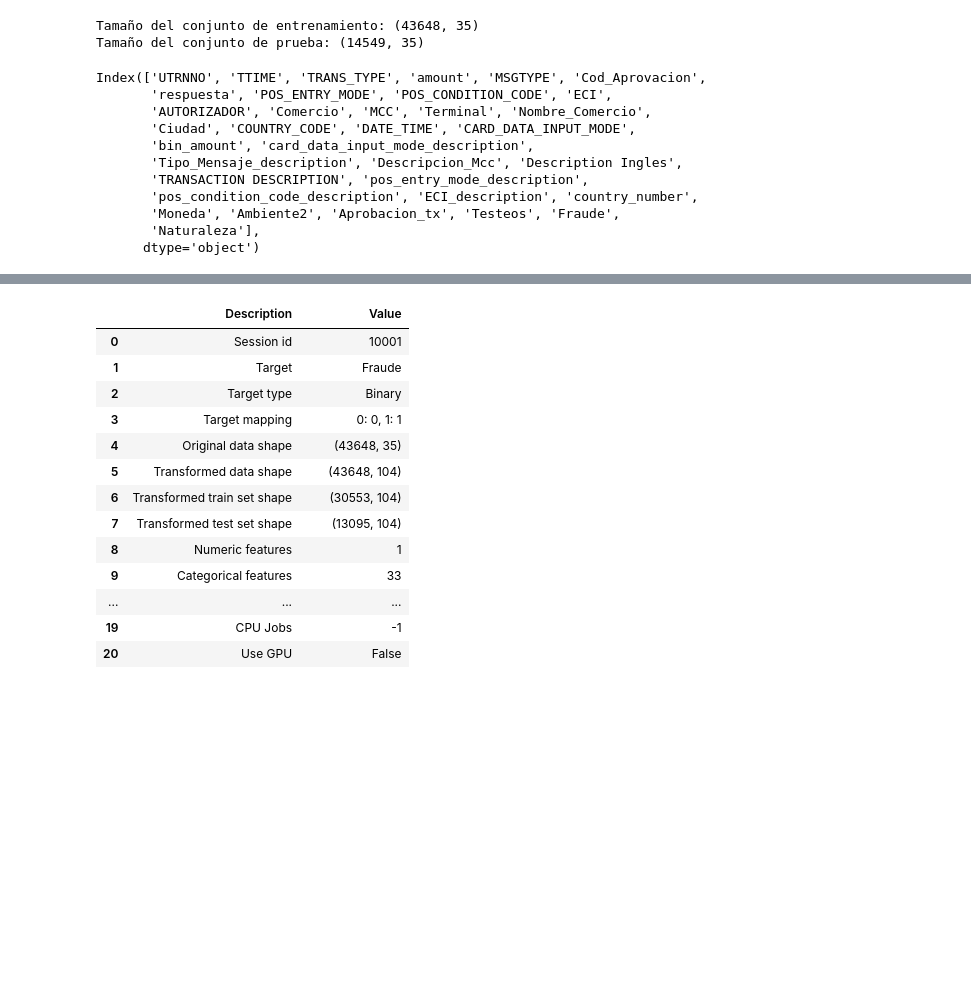
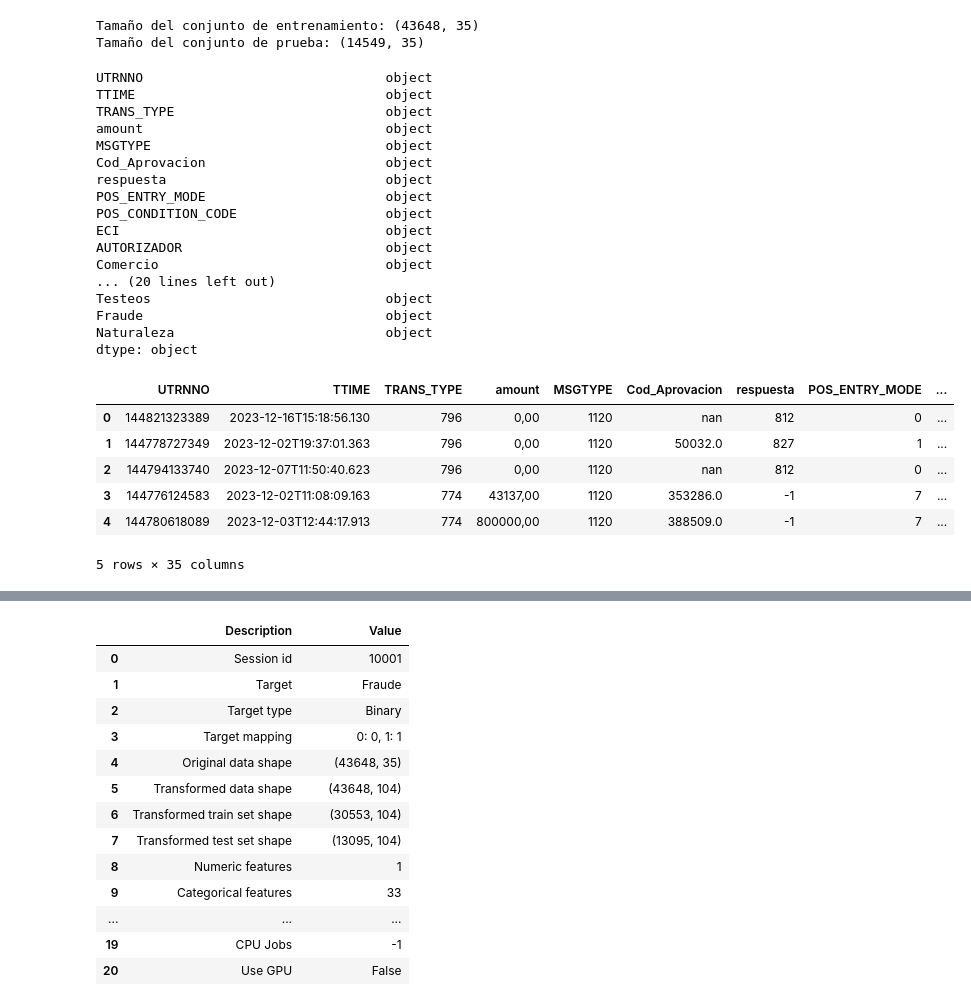
Before and after one commit to jagvgithub/Classification_Regression_models, a Jupyter notebook: ModeloFraude.ipynb, the cells around one changed output, grey strips where cells are left out. Drawn from its saved outputs; the diff is of its cells as text; code cells hidden in the pictures; blank space fills up the shorter version.

```diff
--- a/ModeloFraude.ipynb
+++ b/ModeloFraude.ipynb
@@ -151,16 +151,32 @@ print("Tamaño del conjunto de prueba:", data_unusen.shape)
 Tamaño del conjunto de entrenamiento: (43648, 35)
 Tamaño del conjunto de prueba: (14549, 35)
 # %%
-data.columns
+data.dtypes
 # %% [output]
-Index(['UTRNNO', 'TTIME', 'TRANS_TYPE', 'amount', 'MSGTYPE', 'Cod_Aprovacion',
-       'respuesta', 'POS_ENTRY_MODE', 'POS_CONDITION_CODE', 'ECI',
-       'AUTORIZADOR', 'Comercio', 'MCC', 'Terminal', 'Nombre_Comercio',
-       'Ciudad', 'COUNTRY_CODE', 'DATE_TIME', 'CARD_DATA_INPUT_MODE',
-       'bin_amount', 'card_data_input_mode_description',
-       'Tipo_Mensaje_description', 'Descripcion_Mcc', 'Description Ingles',
-       'TRANSACTION DESCRIPTION', 'pos_entry_mode_description',
-       'pos_condition_code_description', 'ECI_description', 'country_number',
-       'Moneda', 'Ambiente2', 'Aprobacion_tx', 'Testeos', 'Fraude',
-       'Naturaleza'],
-      dtype='object')
+UTRNNO                               object
+TTIME                                object
+TRANS_TYPE                           object
+amount                               object
+MSGTYPE                              object
+Cod_Aprovacion                       object
+respuesta                            object
+POS_ENTRY_MODE                       object
+POS_CONDITION_CODE                   object
+ECI                                  object
+AUTORIZADOR                          object
+Comercio                             object
+... (20 lines left out)
+Testeos                              object
+Fraude                               object
+Naturaleza                           object
+dtype: object
+# %%
+data.head()
+# %% [output]
+|  | UTRNNO | TTIME | TRANS_TYPE | amount | MSGTYPE | Cod_Aprovacion | respuesta | POS_ENTRY_MODE | ... |
+| 0 | 144821323389 | 2023-12-16T15:18:56.130 | 796 | 0,00 | 1120 | nan | 812 | 0 | ... |
+| 1 | 144778727349 | 2023-12-02T19:37:01.363 | 796 | 0,00 | 1120 | 50032.0 | 827 | 1 | ... |
+| 2 | 144794133740 | 2023-12-07T11:50:40.623 | 796 | 0,00 | 1120 | nan | 812 | 0 | ... |
+| 3 | 144776124583 | 2023-12-02T11:08:09.163 | 774 | 43137,00 | 1120 | 353286.0 | -1 | 7 | ... |
+| 4 | 144780618089 | 2023-12-03T12:44:17.913 | 774 | 800000,00 | 1120 | 388509.0 | -1 | 7 | ... |
+5 rows × 35 columns
```
Also changed, not shown: parts of 1 cell of this notebook.
